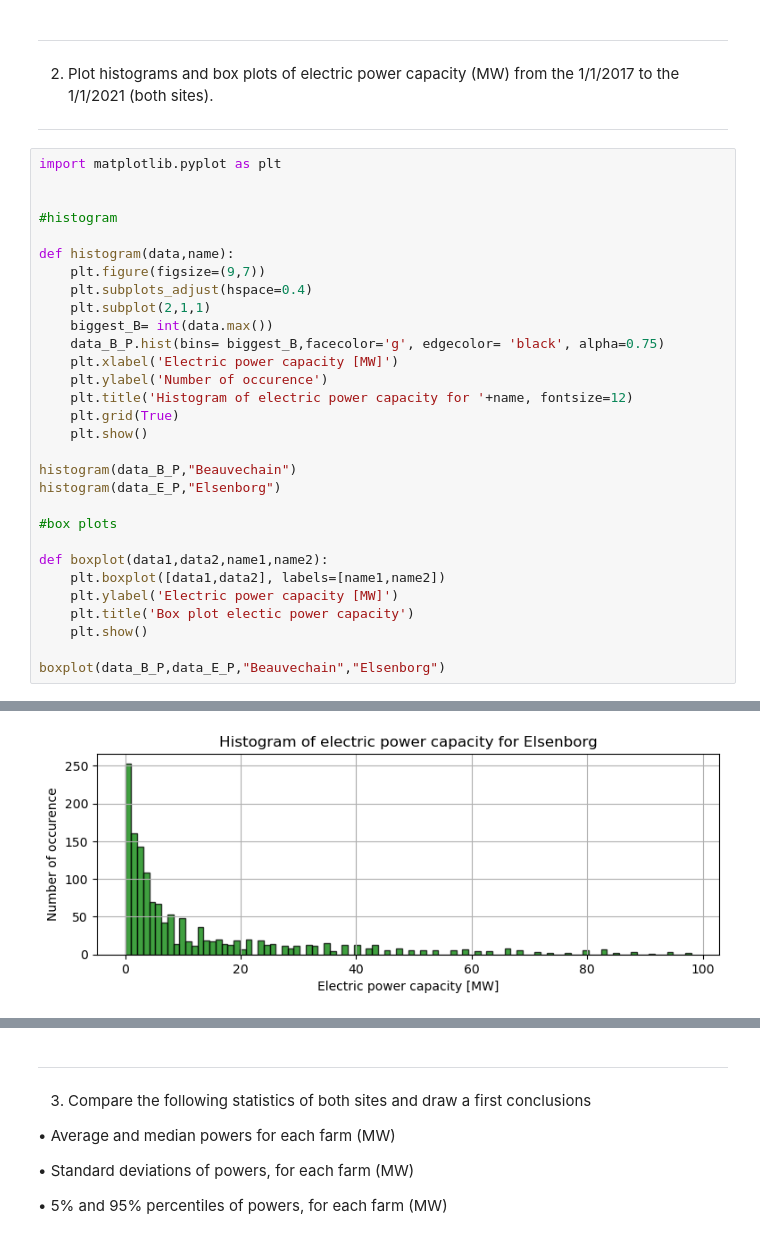
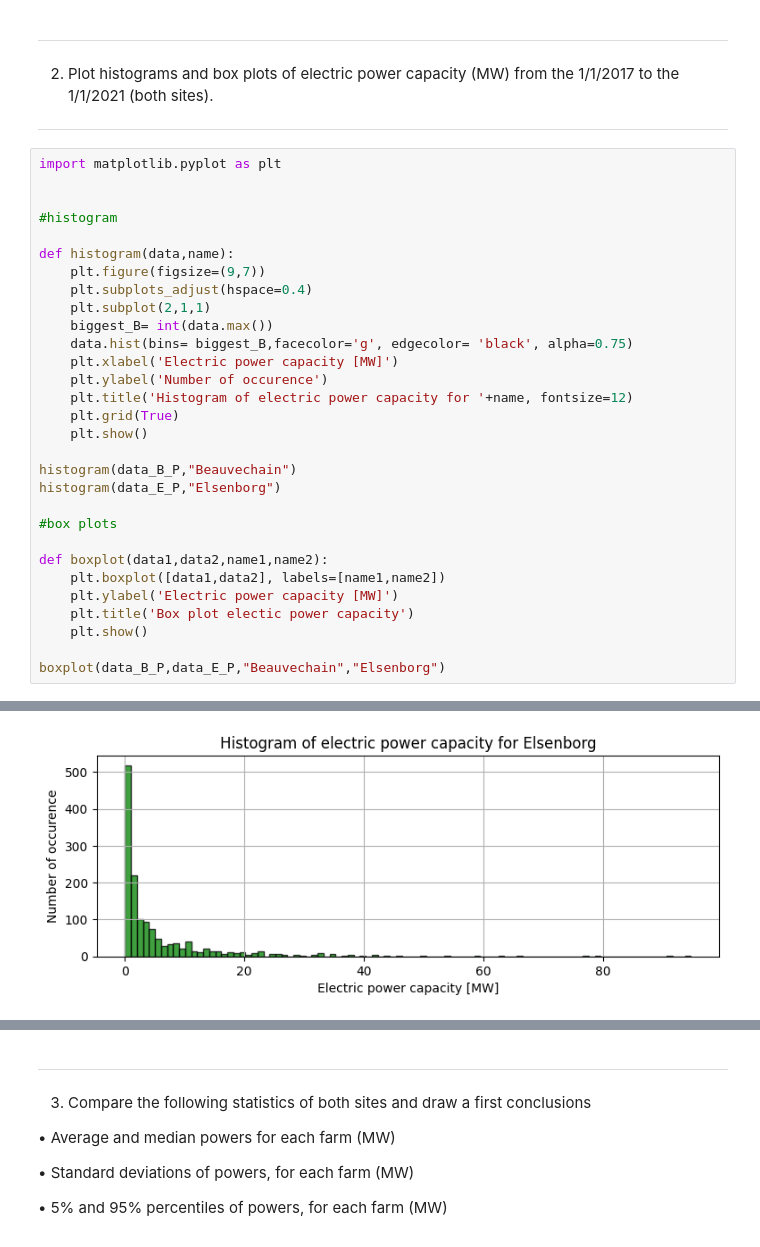
Before and after one commit to Albanedns/Hackathon, a Jupyter notebook: hackathon 1/code/hackathon.ipynb, the cells around one changed output, grey strips where cells are left out. Saved outputs shown, nothing was run; the diff lists cells and outputs as text.

```diff
--- a/hackathon 1/code/hackathon.ipynb
+++ b/hackathon 1/code/hackathon.ipynb
@@ -120,32 +120,32 @@ Comment briefly your results
 import matplotlib.pyplot as plt
 
 
 #histogram
 
 def histogram(data,name):
     plt.figure(figsize=(9,7))
     plt.subplots_adjust(hspace=0.4)
     plt.subplot(2,1,1)
     biggest_B= int(data.max())
-    data_B_P.hist(bins= biggest_B,facecolor='g', edgecolor= 'black', alpha=0.75)
+    data.hist(bins= biggest_B,facecolor='g', edgecolor= 'black', alpha=0.75)
     plt.xlabel('Electric power capacity [MW]')
     plt.ylabel('Number of occurence')
     plt.title('Histogram of electric power capacity for '+name, fontsize=12)
     plt.grid(True)
     plt.show()
 
 histogram(data_B_P,"Beauvechain")
 histogram(data_E_P,"Elsenborg")
 
 #box plots
 
 def boxplot(data1,data2,name1,name2):
     plt.boxplot([data1,data2], labels=[name1,name2])
     plt.ylabel('Electric power capacity [MW]')
     plt.title('Box plot electic power capacity')
     plt.show()
 
 boxplot(data_B_P,data_E_P,"Beauvechain","Elsenborg")
 # %% [output]
 [figure]
-[figure, old version]
+[figure, new version]
```
Also changed, not shown: parts of 6 cells of this notebook.
